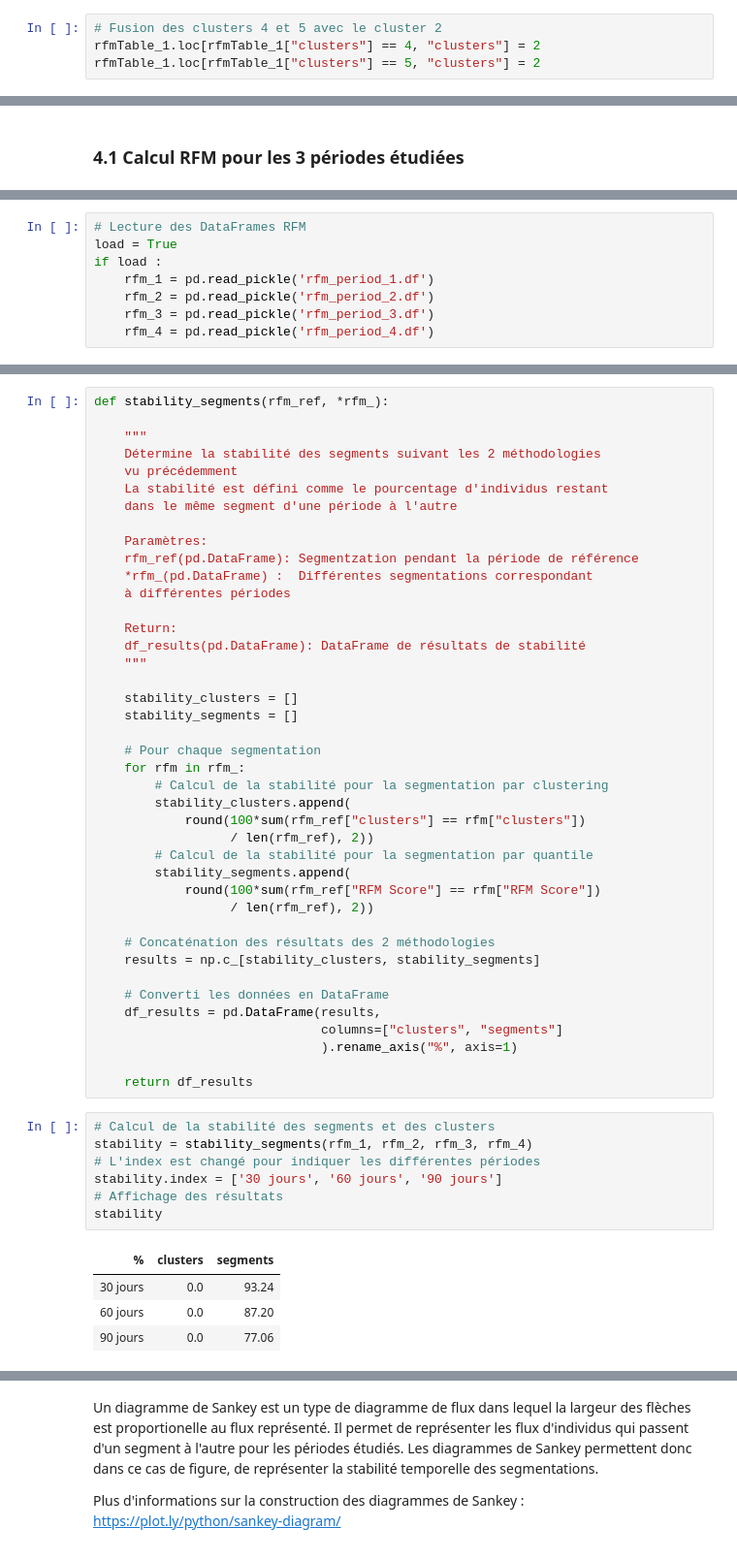
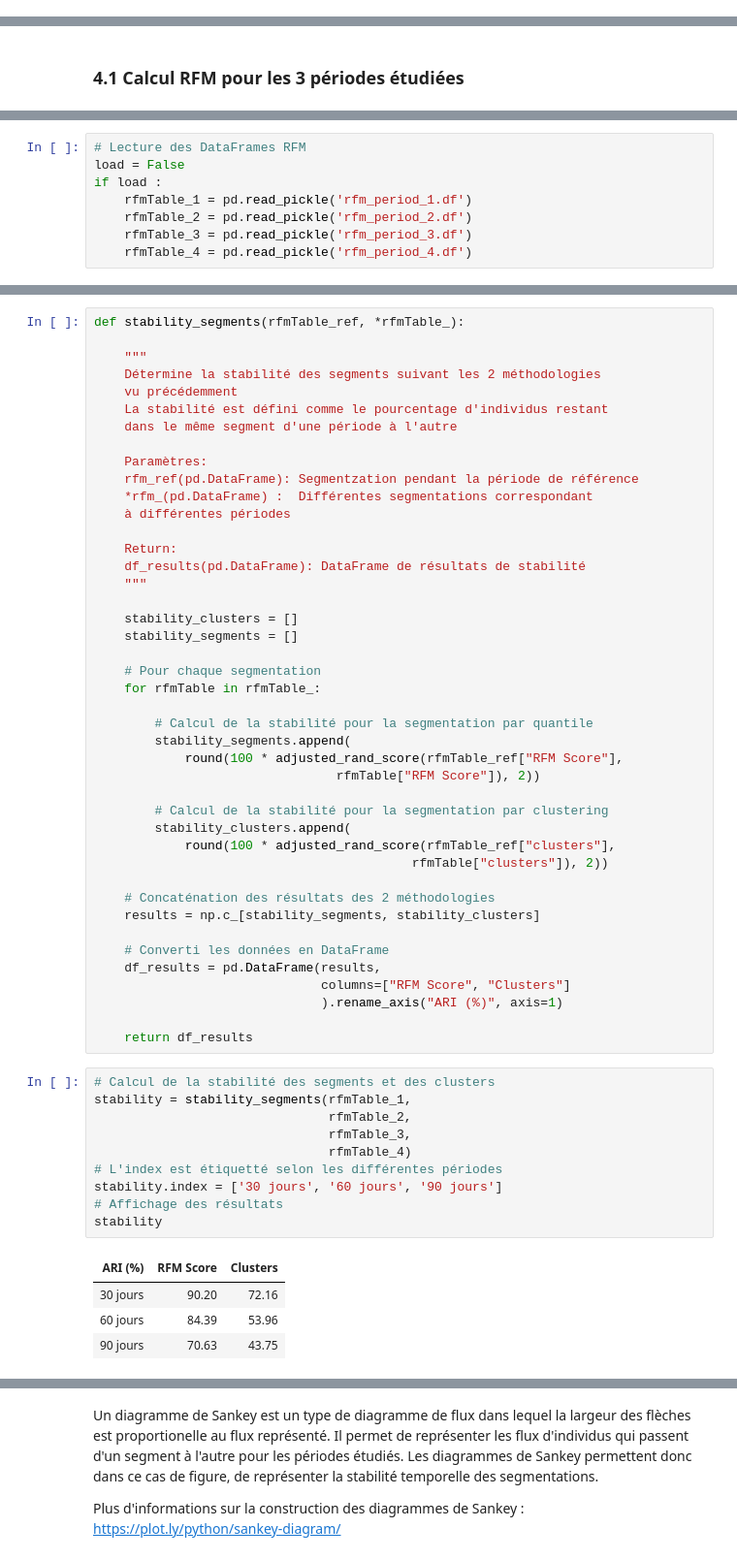
Before and after one commit to MGL56/Projet_4, a Jupyter notebook: Projet_5.ipynb, the cells around one changed output, grey strips where cells are left out. Shown at 97% size. Saved outputs shown, nothing was run; the diff lists cells and outputs as text.

```diff
--- a/Projet_5.ipynb
+++ b/Projet_5.ipynb
@@ -1667,7 +1725,3 @@ summery_table
 - De plus ils présentent des similarités, telles que des fréquences et montants très élevés par rapport aux autres
 
 - Il semble donc judicieux de les fusioner pour n'en faire qu'un seul
-# %%
-# Fusion des clusters 4 et 5 avec le cluster 2
-rfmTable_1.loc[rfmTable_1["clusters"] == 4, "clusters"] = 2
-rfmTable_1.loc[rfmTable_1["clusters"] == 5, "clusters"] = 2
@@ -1856,8 +1971,8 @@ if save :
 # %%
 # Lecture des DataFrames RFM
-load = True
+load = False
 if load :
-    rfm_1 = pd.read_pickle('rfm_period_1.df')
-    rfm_2 = pd.read_pickle('rfm_period_2.df')
-    rfm_3 = pd.read_pickle('rfm_period_3.df')
-    rfm_4 = pd.read_pickle('rfm_period_4.df')
+    rfmTable_1 = pd.read_pickle('rfm_period_1.df')
+    rfmTable_2 = pd.read_pickle('rfm_period_2.df')
+    rfmTable_3 = pd.read_pickle('rfm_period_3.df')
+    rfmTable_4 = pd.read_pickle('rfm_period_4.df')
@@ -1864,5 +1981,5 @@ if load :
 # %%
-def stability_segments(rfm_ref, *rfm_):
+def stability_segments(rfmTable_ref, *rfmTable_):
 
     """
     Détermine la stabilité des segments suivant les 2 méthodologies
@@ -1883,34 +2000,39 @@ def stability_segments(rfm_ref, *rfm_):
     stability_segments = []
 
     # Pour chaque segmentation
-    for rfm in rfm_:
+    for rfmTable in rfmTable_:
+
+        # Calcul de la stabilité pour la segmentation par quantile
+        stability_segments.append(
+            round(100 * adjusted_rand_score(rfmTable_ref["RFM Score"],
+                                rfmTable["RFM Score"]), 2))
+
         # Calcul de la stabilité pour la segmentation par clustering
         stability_clusters.append(
-            round(100*sum(rfm_ref["clusters"] == rfm["clusters"])
-                  / len(rfm_ref), 2))
-        # Calcul de la stabilité pour la segmentation par quantile
-        stability_segments.append(
-            round(100*sum(rfm_ref["RFM Score"] == rfm["RFM Score"])
-                  / len(rfm_ref), 2))
+            round(100 * adjusted_rand_score(rfmTable_ref["clusters"],
+                                          rfmTable["clusters"]), 2))
 
     # Concaténation des résultats des 2 méthodologies
-    results = np.c_[stability_clusters, stability_segments]
+    results = np.c_[stability_segments, stability_clusters]
 
     # Converti les données en DataFrame
     df_results = pd.DataFrame(results,
-                              columns=["clusters", "segments"]
-                              ).rename_axis("%", axis=1)
+                              columns=["RFM Score", "Clusters"]
+                              ).rename_axis("ARI (%)", axis=1)
 
     return df_results
 # %%
 # Calcul de la stabilité des segments et des clusters
-stability = stability_segments(rfm_1, rfm_2, rfm_3, rfm_4)
-# L'index est changé pour indiquer les différentes périodes
+stability = stability_segments(rfmTable_1,
+                               rfmTable_2,
+                               rfmTable_3,
+                               rfmTable_4)
+# L'index est étiquetté selon les différentes périodes
 stability.index = ['30 jours', '60 jours', '90 jours']
 # Affichage des résultats
 stability
 # %% [output]
-| % | clusters | segments |
-| 30 jours | 0.0 | 93.24 |
-| 60 jours | 0.0 | 87.20 |
-| 90 jours | 0.0 | 77.06 |
+| ARI (%) | RFM Score | Clusters |
+| 30 jours | 90.20 | 72.16 |
+| 60 jours | 84.39 | 53.96 |
+| 90 jours | 70.63 | 43.75 |
```
Also changed, not shown: parts of 64 cells of this notebook, 2 other files.
